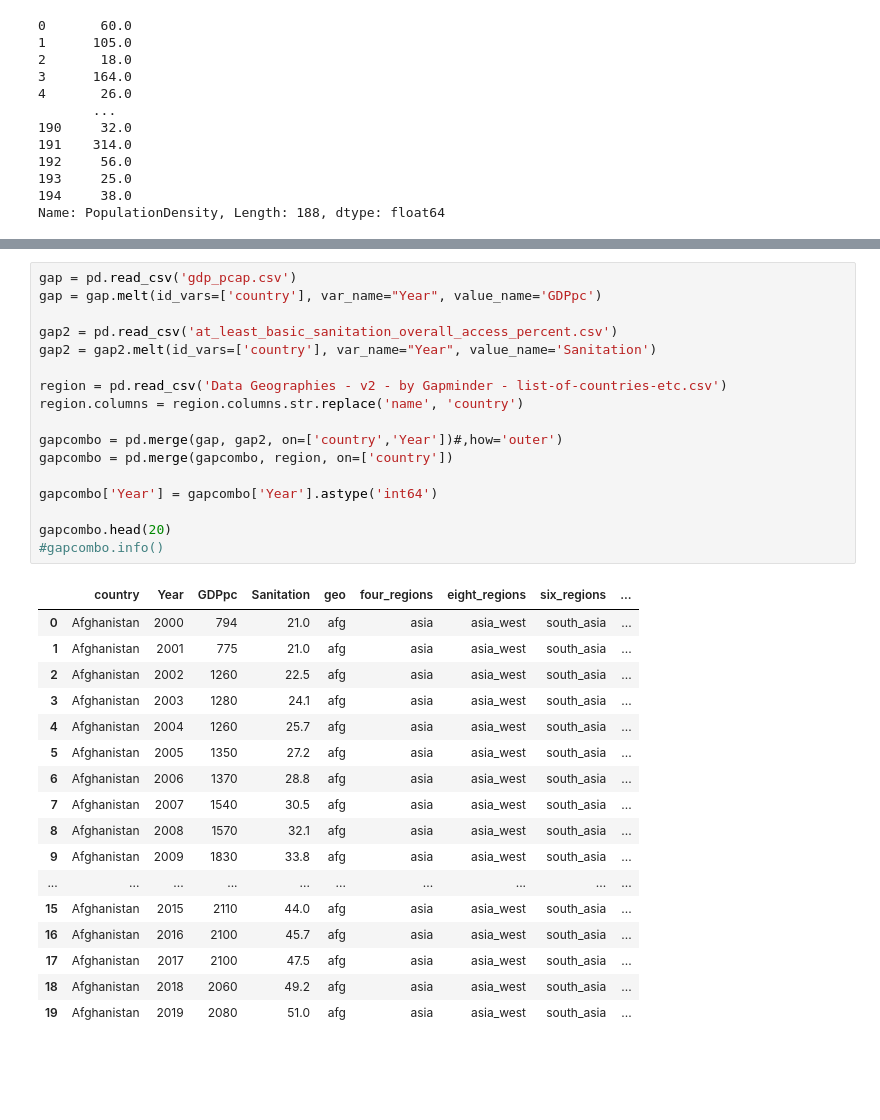
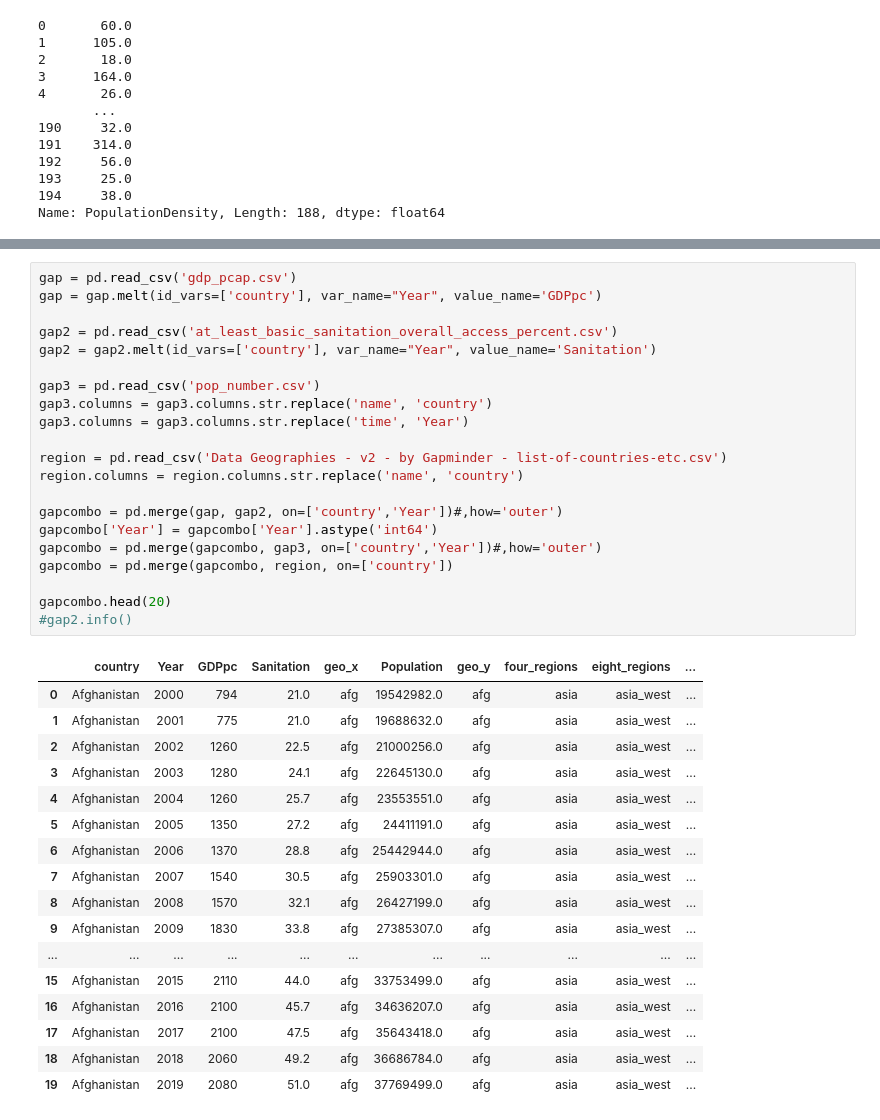
Before and after one commit to henrygit2001/FinalProject512, a Jupyter notebook: Countries.ipynb, the cells around one changed output, grey strips where cells are left out. Cells and saved outputs as stored; diff of their text form; blank space fills up the shorter version.

```diff
--- a/Countries.ipynb
+++ b/Countries.ipynb
@@ -161,38 +161,42 @@ alt.vconcat(countries, birth_rate, agricultural_land).properties(spacing=10)
 # %%
 gap = pd.read_csv('gdp_pcap.csv')
 gap = gap.melt(id_vars=['country'], var_name="Year", value_name='GDPpc')
 
 gap2 = pd.read_csv('at_least_basic_sanitation_overall_access_percent.csv')
 gap2 = gap2.melt(id_vars=['country'], var_name="Year", value_name='Sanitation')
 
+gap3 = pd.read_csv('pop_number.csv')
+gap3.columns = gap3.columns.str.replace('name', 'country')
+gap3.columns = gap3.columns.str.replace('time', 'Year')
+
 region = pd.read_csv('Data Geographies - v2 - by Gapminder - list-of-countries-etc.csv')
 region.columns = region.columns.str.replace('name', 'country')
 
 gapcombo = pd.merge(gap, gap2, on=['country','Year'])#,how='outer')
+gapcombo['Year'] = gapcombo['Year'].astype('int64')
+gapcombo = pd.merge(gapcombo, gap3, on=['country','Year'])#,how='outer')
 gapcombo = pd.merge(gapcombo, region, on=['country'])
 
-gapcombo['Year'] = gapcombo['Year'].astype('int64')
-
 gapcombo.head(20)
-#gapcombo.info()
+#gap2.info()
 # %% [output]
-|  | country | Year | GDPpc | Sanitation | geo | four_regions | eight_regions | six_regions | ... |
-| 0 | Afghanistan | 2000 | 794 | 21.0 | afg | asia | asia_west | south_asia | ... |
-| 1 | Afghanistan | 2001 | 775 | 21.0 | afg | asia | asia_west | south_asia | ... |
-| 2 | Afghanistan | 2002 | 1260 | 22.5 | afg | asia | asia_west | south_asia | ... |
-| 3 | Afghanistan | 2003 | 1280 | 24.1 | afg | asia | asia_west | south_asia | ... |
-| 4 | Afghanistan | 2004 | 1260 | 25.7 | afg | asia | asia_west | south_asia | ... |
-| 5 | Afghanistan | 2005 | 1350 | 27.2 | afg | asia | asia_west | south_asia | ... |
-| 6 | Afghanistan | 2006 | 1370 | 28.8 | afg | asia | asia_west | south_asia | ... |
-| 7 | Afghanistan | 2007 | 1540 | 30.5 | afg | asia | asia_west | south_asia | ... |
-| 8 | Afghanistan | 2008 | 1570 | 32.1 | afg | asia | asia_west | south_asia | ... |
-| 9 | Afghanistan | 2009 | 1830 | 33.8 | afg | asia | asia_west | south_asia | ... |
-| ... | ... | ... | ... | ... | ... | ... | ... | ... | ... |
-| 15 | Afghanistan | 2015 | 2110 | 44.0 | afg | asia | asia_west | south_asia | ... |
-| 16 | Afghanistan | 2016 | 2100 | 45.7 | afg | asia | asia_west | south_asia | ... |
-| 17 | Afghanistan | 2017 | 2100 | 47.5 | afg | asia | asia_west | south_asia | ... |
-| 18 | Afghanistan | 2018 | 2060 | 49.2 | afg | asia | asia_west | south_asia | ... |
-| 19 | Afghanistan | 2019 | 2080 | 51.0 | afg | asia | asia_west | south_asia | ... |
+|  | country | Year | GDPpc | Sanitation | geo_x | Population | geo_y | four_regions | eight_regions | ... |
+| 0 | Afghanistan | 2000 | 794 | 21.0 | afg | 19542982.0 | afg | asia | asia_west | ... |
+| 1 | Afghanistan | 2001 | 775 | 21.0 | afg | 19688632.0 | afg | asia | asia_west | ... |
+| 2 | Afghanistan | 2002 | 1260 | 22.5 | afg | 21000256.0 | afg | asia | asia_west | ... |
+| 3 | Afghanistan | 2003 | 1280 | 24.1 | afg | 22645130.0 | afg | asia | asia_west | ... |
+| 4 | Afghanistan | 2004 | 1260 | 25.7 | afg | 23553551.0 | afg | asia | asia_west | ... |
+| 5 | Afghanistan | 2005 | 1350 | 27.2 | afg | 24411191.0 | afg | asia | asia_west | ... |
+| 6 | Afghanistan | 2006 | 1370 | 28.8 | afg | 25442944.0 | afg | asia | asia_west | ... |
+| 7 | Afghanistan | 2007 | 1540 | 30.5 | afg | 25903301.0 | afg | asia | asia_west | ... |
+| 8 | Afghanistan | 2008 | 1570 | 32.1 | afg | 26427199.0 | afg | asia | asia_west | ... |
+| 9 | Afghanistan | 2009 | 1830 | 33.8 | afg | 27385307.0 | afg | asia | asia_west | ... |
+| ... | ... | ... | ... | ... | ... | ... | ... | ... | ... | ... |
+| 15 | Afghanistan | 2015 | 2110 | 44.0 | afg | 33753499.0 | afg | asia | asia_west | ... |
+| 16 | Afghanistan | 2016 | 2100 | 45.7 | afg | 34636207.0 | afg | asia | asia_west | ... |
+| 17 | Afghanistan | 2017 | 2100 | 47.5 | afg | 35643418.0 | afg | asia | asia_west | ... |
+| 18 | Afghanistan | 2018 | 2060 | 49.2 | afg | 36686784.0 | afg | asia | asia_west | ... |
+| 19 | Afghanistan | 2019 | 2080 | 51.0 | afg | 37769499.0 | afg | asia | asia_west | ... |
 # %%
 slider = alt.binding_range(min=2000, max=2022, step=1, name='Year ')
 selector = alt.selection_point(
```
Also changed, not shown: parts of 1 cell of this notebook.
